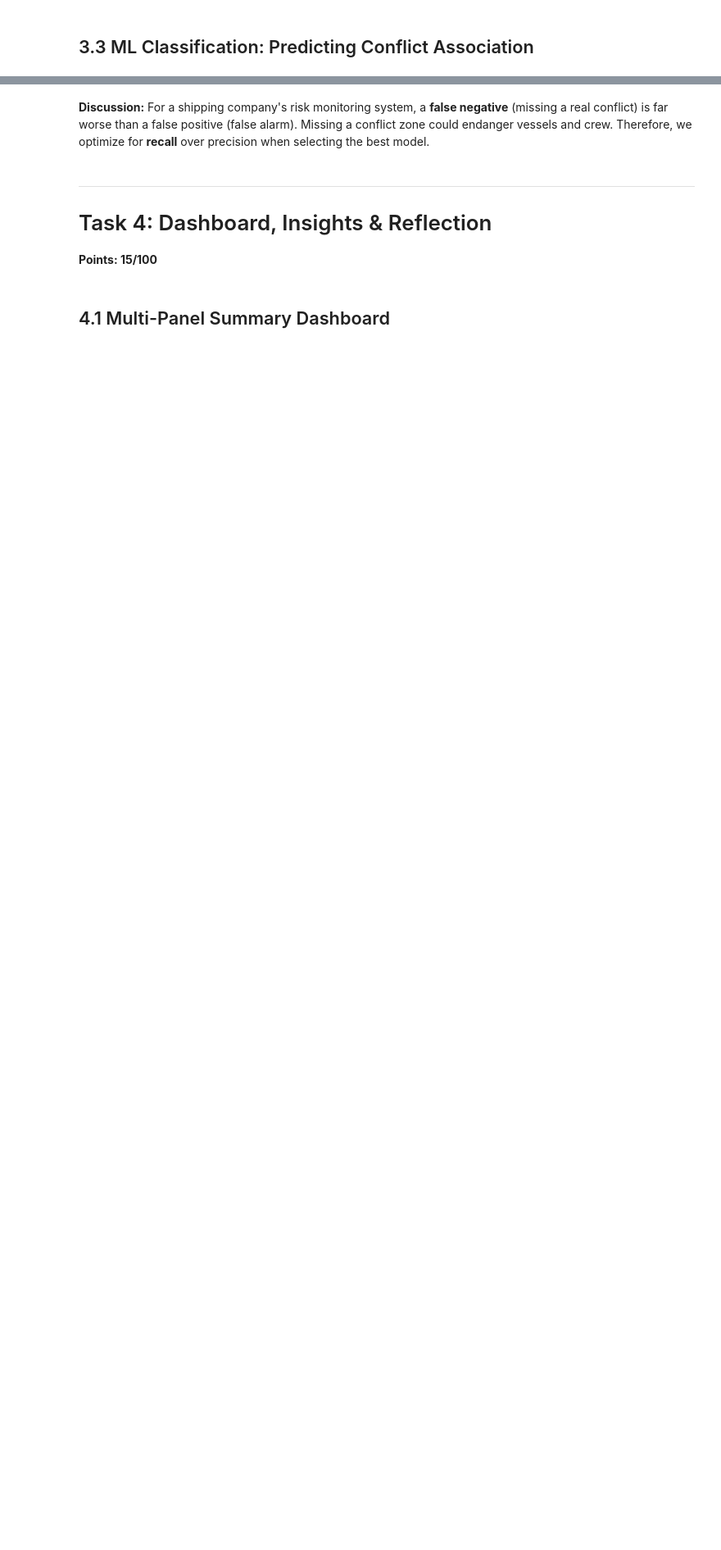
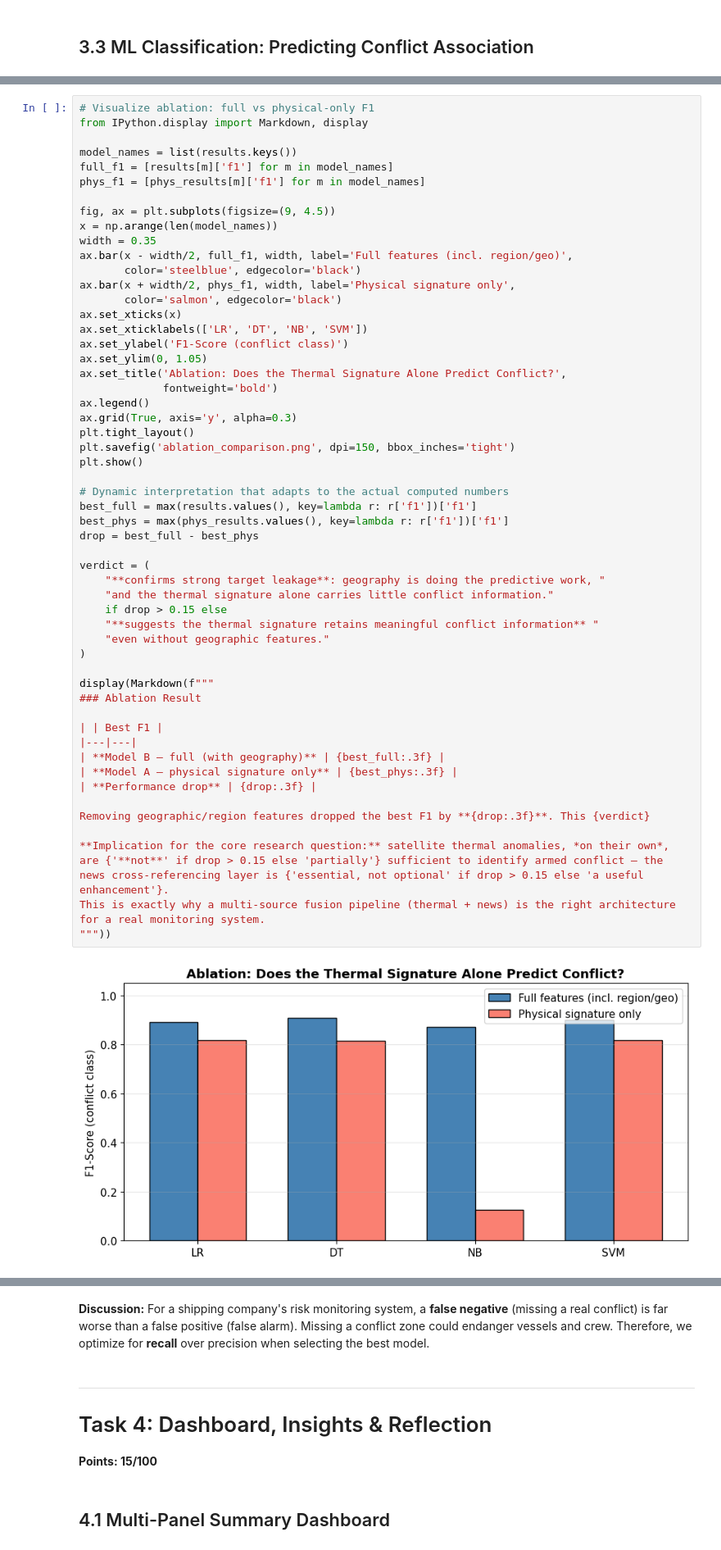
Before and after one commit to aebingol/CE49X, a Jupyter notebook: Final Project/conflict_monitoring.ipynb, the cells around one changed output, grey strips where cells are left out. Shown at 82% size. Saved outputs shown, nothing was run; the diff lists cells and outputs as text; blank space fills up the shorter version.

```diff
--- a/Final Project/conflict_monitoring.ipynb
+++ b/Final Project/conflict_monitoring.ipynb
@@ -1030,0 +1475,59 @@ print(importances.sort_values(ascending=False).head(3))
+# %%
+# Visualize ablation: full vs physical-only F1
+from IPython.display import Markdown, display
+
+model_names = list(results.keys())
+full_f1 = [results[m]['f1'] for m in model_names]
+phys_f1 = [phys_results[m]['f1'] for m in model_names]
+
+fig, ax = plt.subplots(figsize=(9, 4.5))
+x = np.arange(len(model_names))
+width = 0.35
+ax.bar(x - width/2, full_f1, width, label='Full features (incl. region/geo)',
+       color='steelblue', edgecolor='black')
+ax.bar(x + width/2, phys_f1, width, label='Physical signature only',
+       color='salmon', edgecolor='black')
+ax.set_xticks(x)
+ax.set_xticklabels(['LR', 'DT', 'NB', 'SVM'])
+ax.set_ylabel('F1-Score (conflict class)')
+ax.set_ylim(0, 1.05)
+ax.set_title('Ablation: Does the Thermal Signature Alone Predict Conflict?',
+             fontweight='bold')
+ax.legend()
+ax.grid(True, axis='y', alpha=0.3)
+plt.tight_layout()
+plt.savefig('ablation_comparison.png', dpi=150, bbox_inches='tight')
+plt.show()
+
+# Dynamic interpretation that adapts to the actual computed numbers
+best_full = max(results.values(), key=lambda r: r['f1'])['f1']
+best_phys = max(phys_results.values(), key=lambda r: r['f1'])['f1']
+drop = best_full - best_phys
+
+verdict = (
+    "**confirms strong target leakage**: geography is doing the predictive work, "
+    "and the thermal signature alone carries little conflict information."
+    if drop > 0.15 else
+    "**suggests the thermal signature retains meaningful conflict information** "
+    "even without geographic features."
+)
+
+display(Markdown(f"""
+### Ablation Result
+
+| | Best F1 |
+|---|---|
+| **Model B — full (with geography)** | {best_full:.3f} |
+| **Model A — physical signature only** | {best_phys:.3f} |
+| **Performance drop** | {drop:.3f} |
+
+Removing geographic/region features dropped the best F1 by **{drop:.3f}**. This {verdict}
+
+**Implication for the core research question:** satellite thermal anomalies, *on their own*,
+are {'**not**' if drop > 0.15 else 'partially'} sufficient to identify armed conflict — the
+news cross-referencing layer is {'essential, not optional' if drop > 0.15 else 'a useful enhancement'}.
+This is exactly why a multi-source fusion pipeline (thermal + news) is the right architecture
+for a real monitoring system.
+"""))
+# %% [output]
+[figure, added]
```
Also changed, not shown: parts of 48 cells of this notebook, 4 other files.
